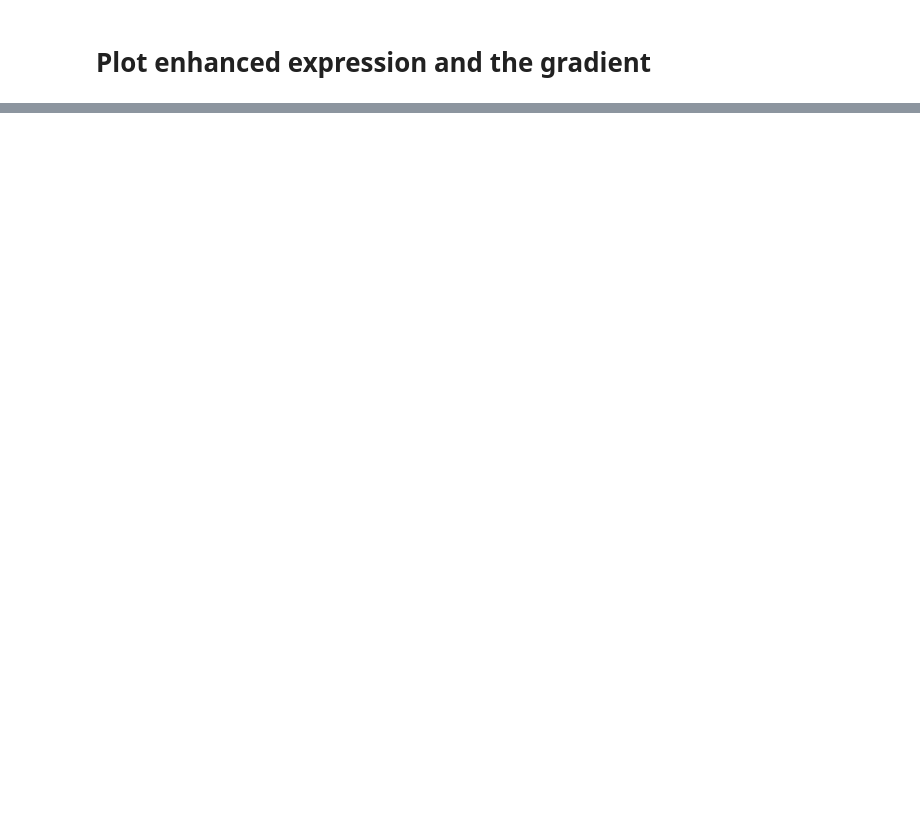
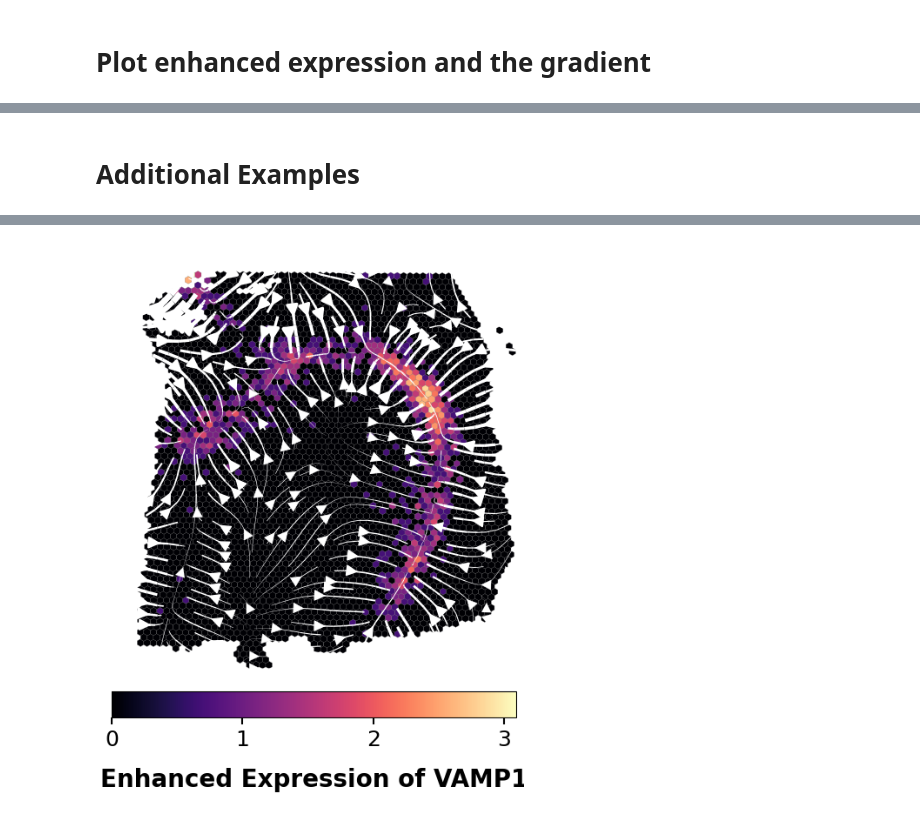
Before and after one commit to chitra-lab/SLOPER, a Jupyter notebook: demo.ipynb, the cells around one changed output, grey strips where cells are left out. Drawn from its saved outputs; the diff is of its cells as text; code cells hidden in the pictures; blank space fills up the shorter version.

```diff
--- a/demo.ipynb
+++ b/demo.ipynb
@@ -272,0 +118,52 @@ fig, ax = plot_streamlines_from_scores(
+# %% [markdown]
+# Additional Examples
+# %%
+gene = "VAMP1"
+weights_t = prepare_weights(adata, gene, a_min = 0)
+model = ScoreNet(hidden_dim=64, depth=2, activation="softplus",use_fourier=False)
+train(
+    model=model,
+    coords=coords_t,
+    weights=weights_t,
+    distances=t_dists,
+    grad_g0=t_grads,
+    lr=1e-3,
+    epochs=3000,
+    weights_decay = 1e-4,
+    step_size=300,
+    device=torch.device("cuda" if torch.cuda.is_available() else "cpu"),
+    gate_alpha=0,
+    curl_eta=.5,
+    log_every=500)
+outs = get_model_outputs(model, coords_t)
+gene_idx = list(orig_gene).index(gene)
+total_counts = int(np.asarray(adata.layers["raw_counts"].toarray()[:, gene_idx]).sum())
+samples = sample_ld_in_polygon_sdf(
+    model, projector,
+    M=total_counts,
+    T=800,
+    eps=0.15,
+    sigma_noise=1.0, alpha=0.999,
+    project_every=1, project_iters=1, push_in=1e-3,
+    poly=poly
+)
+enhanced_feature = counts_from_samples_nearest(
+                coords_t, samples.detach().cpu(), return_assignments=False
+            )
+fig, ax = plot_streamlines_from_scores(
+    coords_t,
+    outs["score"].detach().cpu().numpy(),
+    grid_density=1.0,
+    smooth=.5,
+    n_neighbors=None,      # auto-choose
+    min_mass=1,            # IMPORTANT: numeric when adjust_for_stream=True
+    cutoff_perc=0,
+    seed_density=1.2,
+    arrowsize=2,
+    base_linewidth=5.5,
+    counts = np.log1p(enhanced_feature),
+    title="",
+    color_bar_name=f"Enhanced Expression of {gene}",
+    minlength=0.05
+)
+# %% [output]
@@ -272,0 +178 @@ fig, ax = plot_streamlines_from_scores(
+[figure, added]
```
Also changed, not shown: parts of 12 cells of this notebook, 3 other files.
